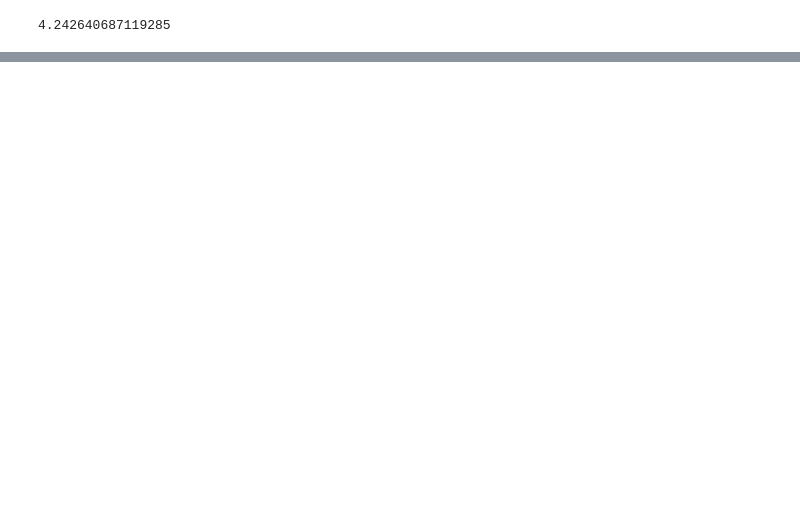
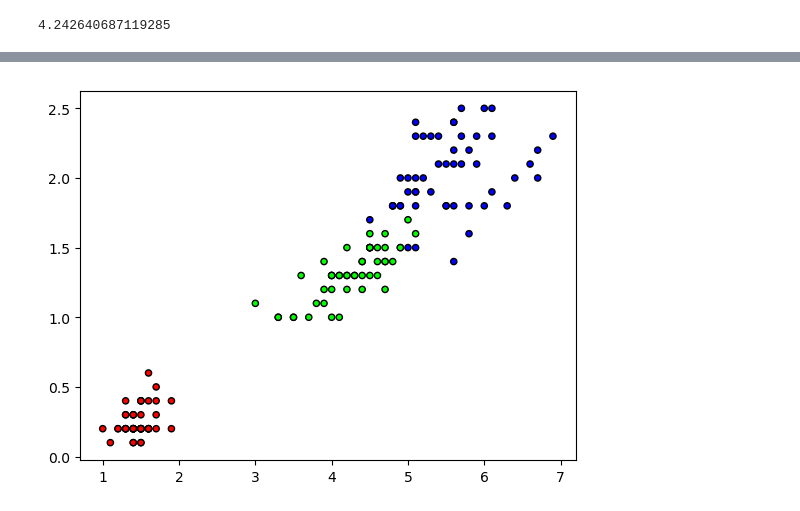
Before and after one commit to Rownak/MachineLearning, a Jupyter notebook: ML_Scratch_Implementation/1.KNN.ipynb, the cells around one changed output, grey strips where cells are left out. Cells and saved outputs as stored; diff of their text form; code cells hidden in the pictures; blank space fills up the shorter version.

```diff
--- a/ML_Scratch_Implementation/1.KNN.ipynb
+++ b/ML_Scratch_Implementation/1.KNN.ipynb
@@ -92,0 +141,8 @@ class KNN:
+# %%
+from sklearn.model_selection import train_test_split
+import matplotlib.pyplot as plt
+from matplotlib.colors import ListedColormap
+cmap = ListedColormap(['#FF0000', '#00FF00', '#0000FF'])
+# %%
+iris = datasets.load_iris()
+X,y = iris.data, iris.target
@@ -92,0 +161,6 @@ class KNN:
+# %%
+plt.figure()
+plt.scatter(X[:,2],X[:,3], c=y, cmap=cmap, edgecolor='k', s=20)
+plt.show()
+# %% [output]
+[figure, added]
```
Also changed, not shown: parts of 12 cells of this notebook.
